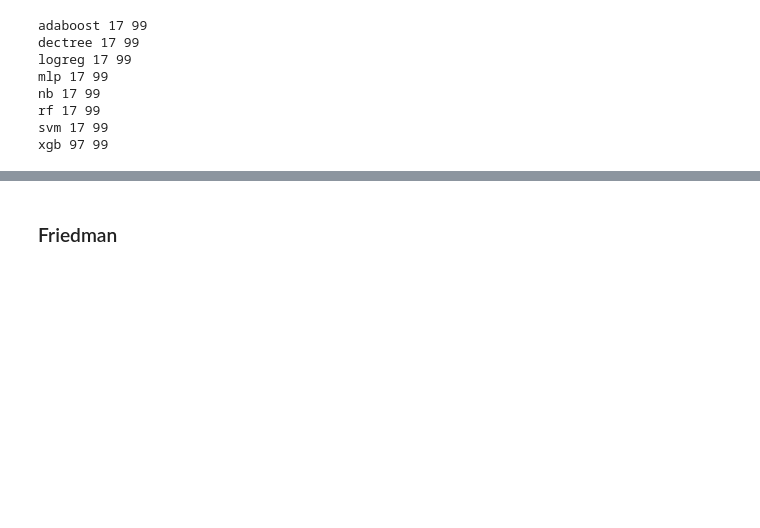
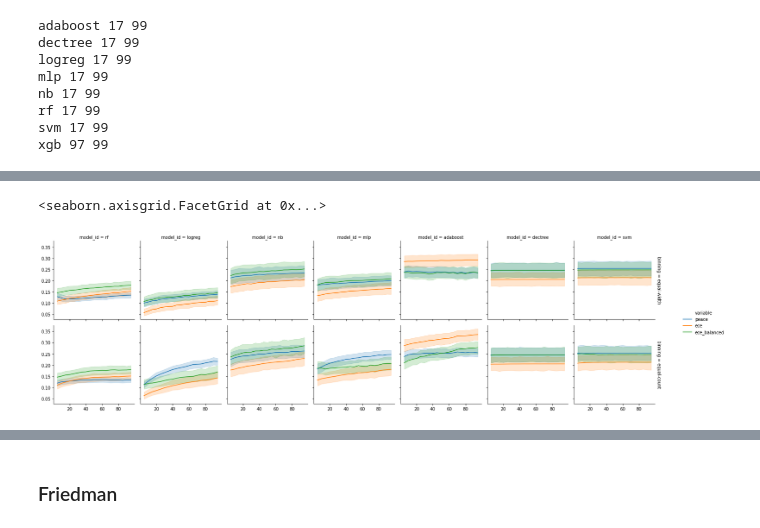
Before and after one commit to MaximLippeveld/riverreliability, a Jupyter notebook: experiments/compare_metrics_over_datasets.ipynb, the cells around one changed output, grey strips where cells are left out. Cells and saved outputs as stored; diff of their text form; code cells hidden in the pictures; blank space fills up the shorter version.

```diff
--- a/experiments/compare_metrics_over_datasets.ipynb
+++ b/experiments/compare_metrics_over_datasets.ipynb
@@ -471,2 +489,0 @@ long_df.head()
-# %%
-seaborn.set_theme("paper", "whitegrid", font_scale=1.5)
@@ -472,0 +516,7 @@ seaborn.set_theme("paper", "whitegrid", font_scale=1.5)
+# %%
+grid = seaborn.FacetGrid(data=melted_df, col="model_id", row="binning", hue="variable", margin_titles=True)
+grid.map_dataframe(seaborn.lineplot, x="n_bins", y="value")
+grid.add_legend()
+# %% [output]
+<seaborn.axisgrid.FacetGrid at 0x...>
+[figure, added]
```
Also changed, not shown: parts of 37 cells of this notebook, 11 other files.
